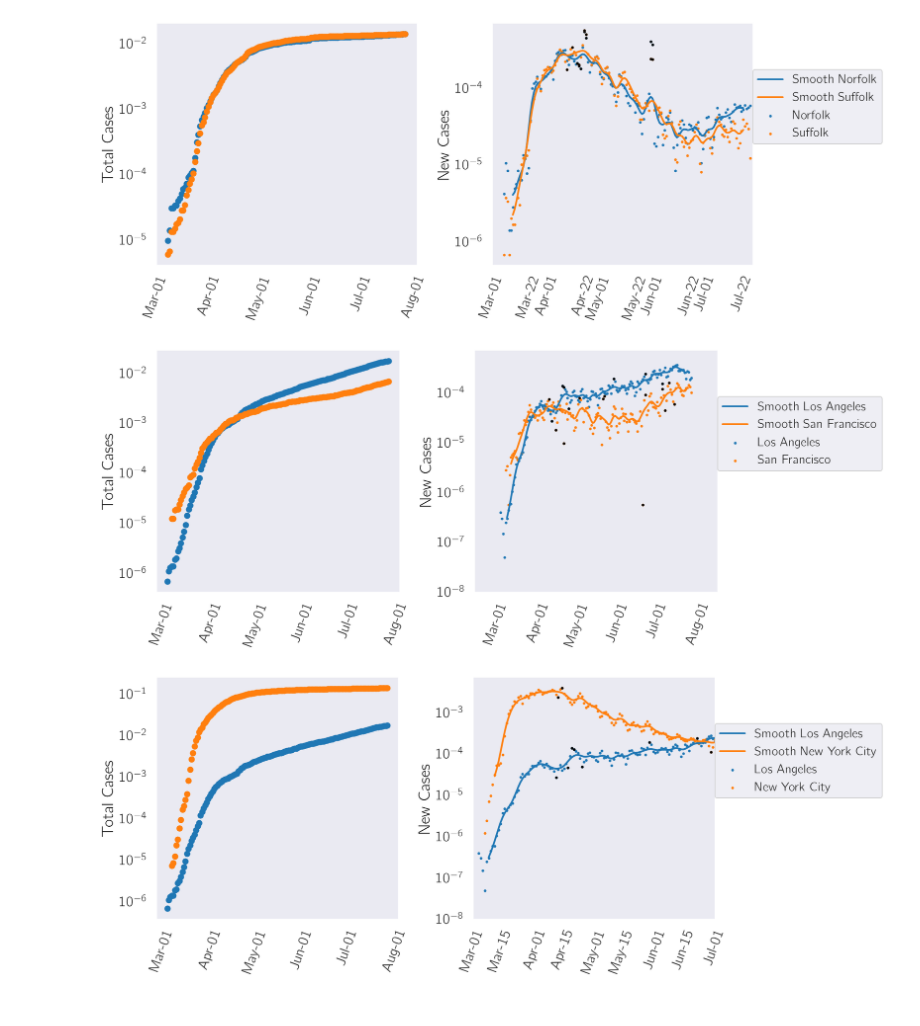
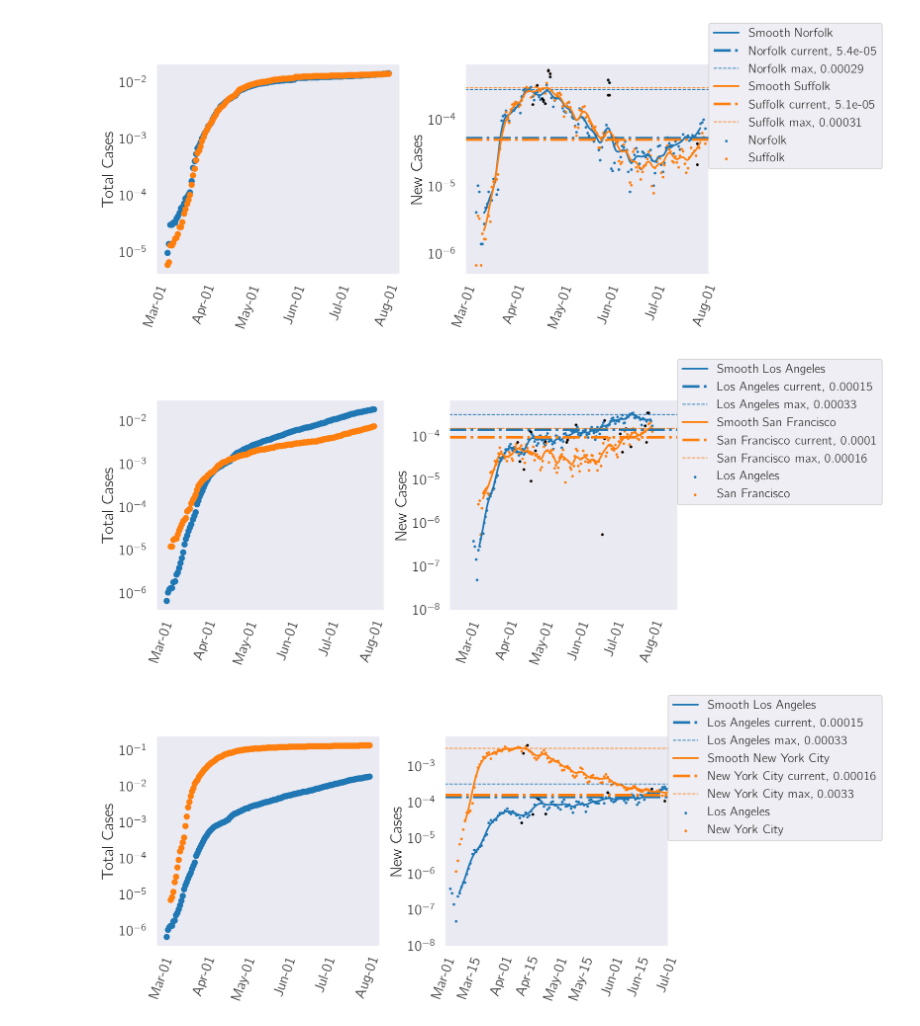
Before and after one commit to dangeles/dangeles.github.io, a Jupyter notebook: jupyter/County COVID Analysis.ipynb, the cells around one changed output. Saved outputs shown, nothing was run; the diff lists cells and outputs as text; code cells hidden in the pictures.

```diff
--- a/jupyter/County COVID Analysis.ipynb
+++ b/jupyter/County COVID Analysis.ipynb
@@ -94,37 +94,48 @@ def plot_new_cases(df, cond, ax):
         zscores = np.abs((y - y_smooth)/ (y - y_smooth).rolling(30).std())
 
         ax.scatter(g.date[zscores > 2], y[zscores > 2], color='black', s=4)
 
         y[zscores > 2] = y_smooth[zscores > 2]
         y_new= y.rolling(win_type='gaussian',
                              window=10, center=True).mean(std=2)
 
-        ax.plot(g.date,
-                 y_new,
-                 label='Smooth ' + n)
+        p = ax.plot(g.date,
+                    y_new,
+                    label='Smooth ' + n)
+        color = p[0].get_color()
+        ax.axhline(y.values[-1],
+                   label='{1} current, {0:.2g}'.format(y.values[-1], n),
+                   ls='-.', color=color, lw=3)
+
+        ax.axhline(y_new.max(),
+           label='{1} max, {0:.2g}'.format(y_new.max(), n),
+           ls='--', lw=1, color=color)
+
         if y.max() > currmax:
             currmax = y.max()
 
     ax.set_ylim(10 ** -8, currmax * 2)
     date_form = DateFormatter("%b-%d")
     ax.xaxis.set_major_formatter(date_form)
     ax.set_ylabel('New Cases')
     plt.setp(ax.xaxis.get_majorticklabels(), rotation=70)
     return ax
 
 fig, ax = plt.subplots(ncols=2, figsize=(12.5, 5))
 cond = (df.county == 'Suffolk') | (df.county == 'Norfolk')
+
 plot_county_cases(df, cond, ax[0])
 plot_new_cases(df, cond, ax[1])
 plt.xlim(dt.datetime(2020, 3, 1), dt.datetime.now())
 _ = plt.legend(loc=(1, 0.5))
 
 ax[1].set_ylim(10** - 7 * 5, 10**-4 * 7)
 ax[1].set_yscale('log')
+# ax[1].axhline(10 ** -4, ls='--', color='red')
 
 plt.tight_layout()
 # %% [output]
-[figure, old version]
+[figure, new version]
 # %%
 fig, ax = plt.subplots(ncols=2, figsize=(12.5, 5))
 cond = (df.county == "Los Angeles") | (df.county == 'San Francisco')
@@ -134,7 +145,7 @@ _ = plt.legend(loc=(1, 0.5))
 ax[1].set_yscale('log')
 plt.tight_layout()
 # %% [output]
-[figure, old version]
+[figure, new version]
 # %%
 fig, ax = plt.subplots(ncols=2, figsize=(12.5, 5))
 cond = (df.county == 'New York City') | (df.county == 'Los Angeles')
@@ -145,7 +156,7 @@ _ = plt.legend(loc=(1, 0.5))
 plt.yscale('log')
 plt.tight_layout()
 # %% [output]
-[figure, old version]
+[figure, new version]
 # %%
 fig, ax = plt.subplots(ncols=2, figsize=(12.5, 5))
 cond = (df.county == 'Maricopa')
```
Also changed, not shown: parts of 2 cells of this notebook, 2 other files.
